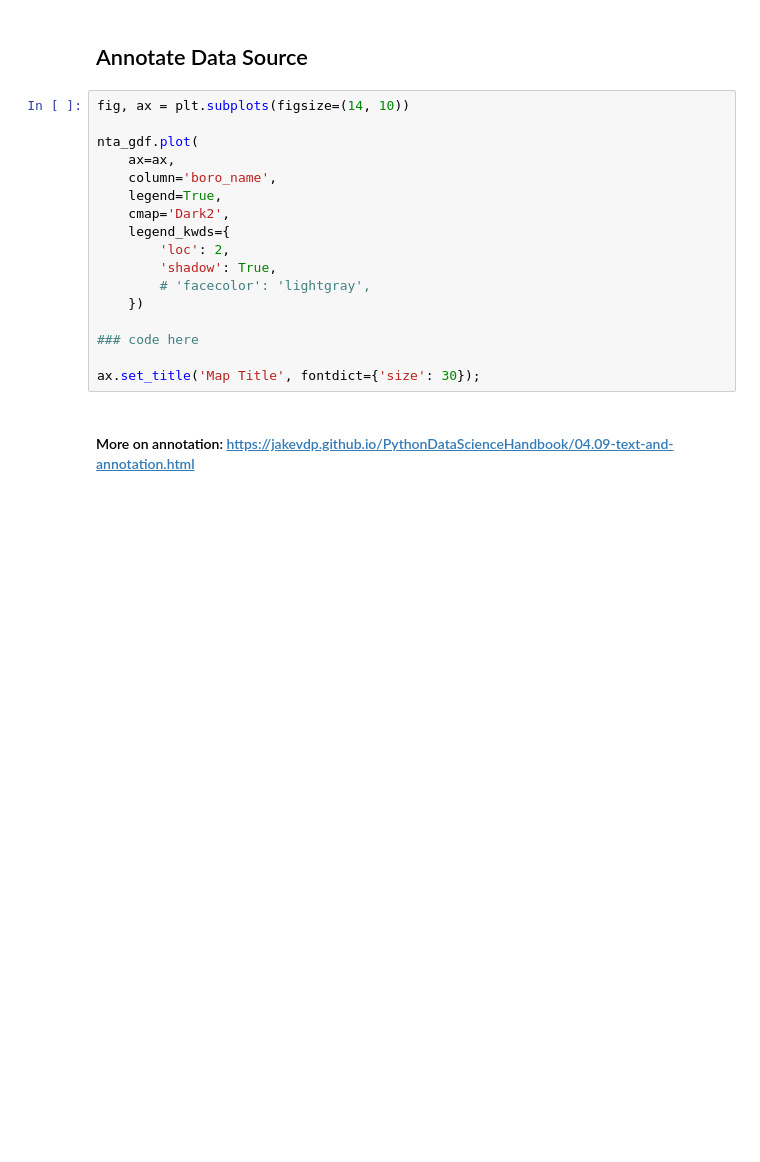
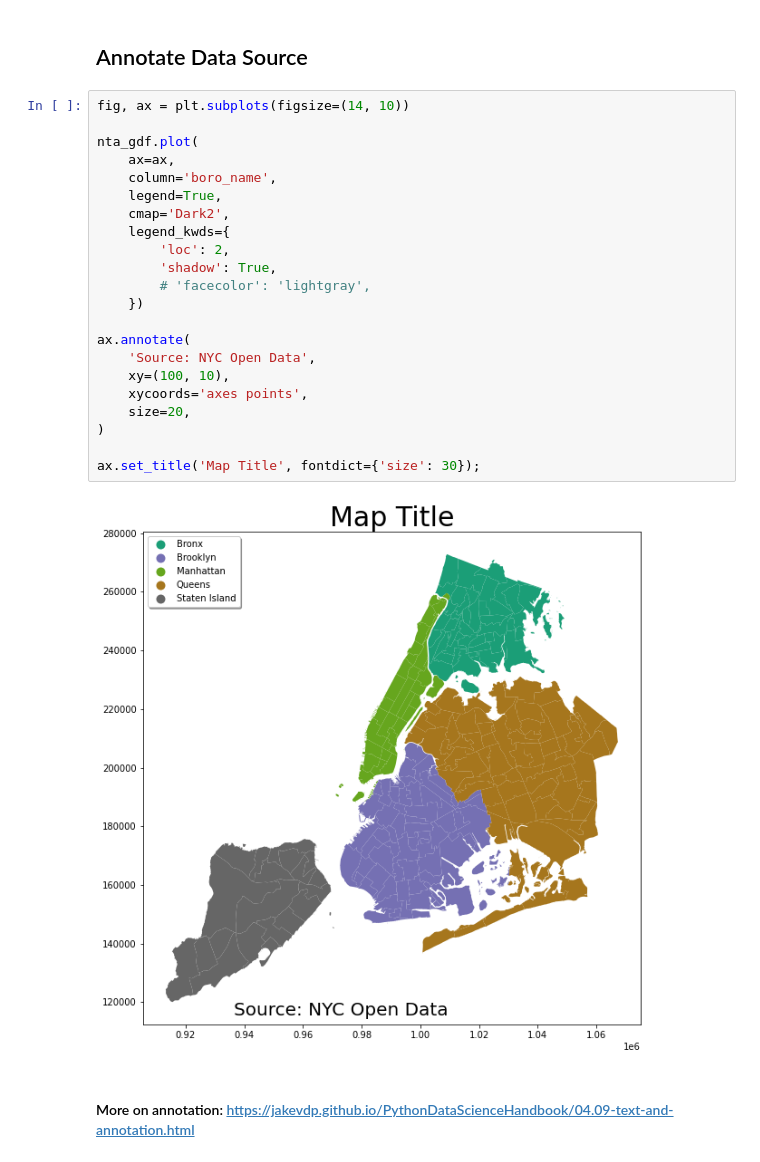
Before and after one commit to pratt-savi-810/pratt-savi-810-2020-03-lesson_12, a Jupyter notebook: lesson_12.ipynb, the cells around one changed output. Drawn from its saved outputs; the diff is of its cells as text; blank space fills up the shorter version.

```diff
--- a/lesson_12.ipynb
+++ b/lesson_12.ipynb
@@ -291,20 +412,27 @@ ax.set_title('Map Title', fontdict={'size': 30});
 # %%
 fig, ax = plt.subplots(figsize=(14, 10))
 
 nta_gdf.plot(
     ax=ax,
     column='boro_name',
     legend=True,
     cmap='Dark2',
     legend_kwds={
         'loc': 2,
         'shadow': True,
         # 'facecolor': 'lightgray',
     })
 
-### code here
+ax.annotate(
+    'Source: NYC Open Data',
+    xy=(100, 10),
+    xycoords='axes points',
+    size=20,
+)
 
 ax.set_title('Map Title', fontdict={'size': 30});
+# %% [output]
+[figure, added]
 # %% [markdown]
 #### More on annotation: https://jakevdp.github.io/PythonDataScienceHandbook/04.09-text-and-annotation.html
 # %% [markdown]
```
Also changed, not shown: parts of 28 cells of this notebook, 2 other files.
